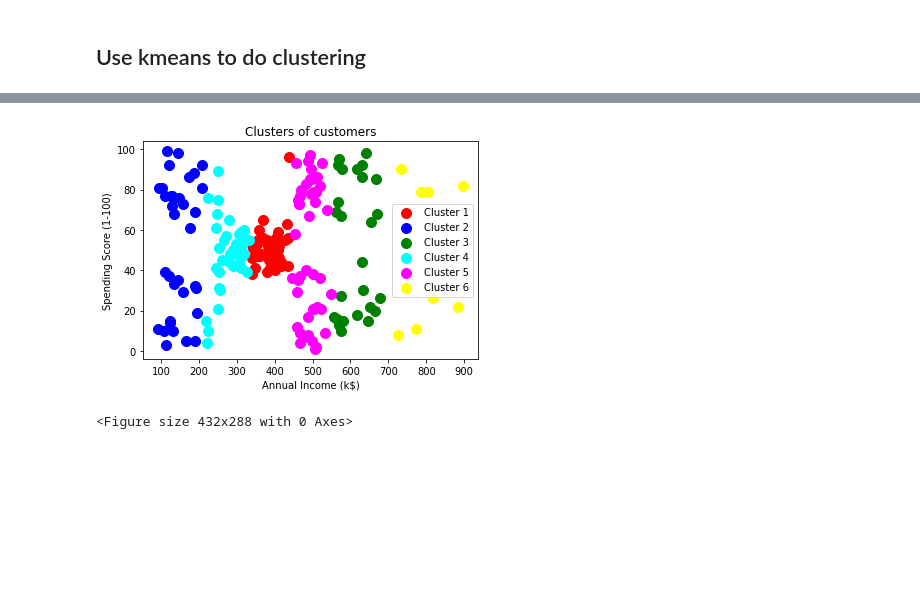
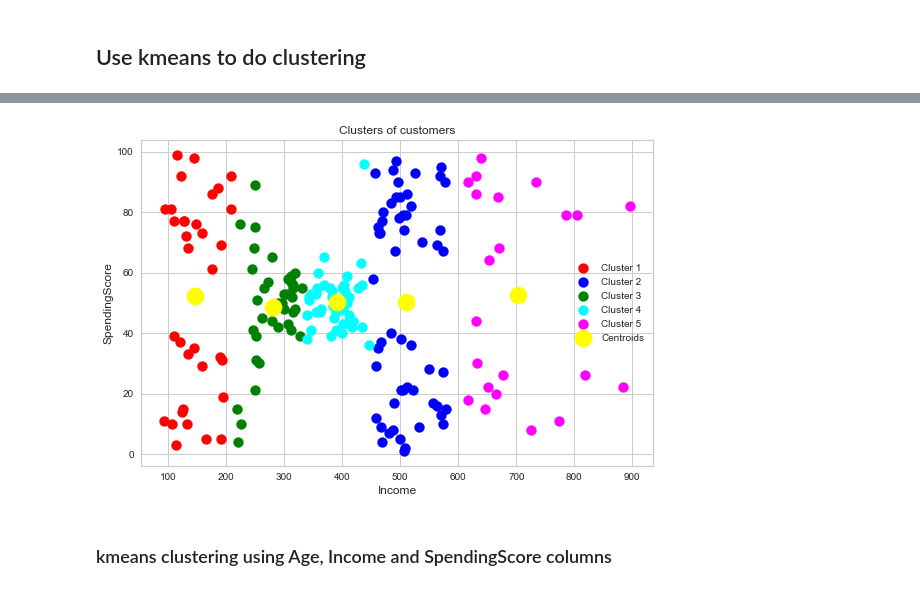
Before and after one commit to seanxuu/Machine-Learning-7126, a Jupyter notebook: assignment3.ipynb, the cells around one changed output, grey strips where cells are left out. Cells and saved outputs as stored; diff of their text form; code cells hidden in the pictures; blank space fills up the shorter version.

```diff
--- a/assignment3.ipynb
+++ b/assignment3.ipynb
@@ -139,0 +155,9 @@ save_fig("elbow_method_plot")
+# %%
+from yellowbrick.cluster import SilhouetteVisualizer
+# using a loop to plot the silhouette score for different number of clusters
+for i in range(2, 11):
+    model = KMeans(n_clusters=i, random_state=42)
+    visualizer = SilhouetteVisualizer(model, colors='yellowbrick')
+    visualizer.fit(X_1)
+    save_fig("silhouette_age_spending_"+str(i))
+    visualizer.show()
@@ -139,0 +210,15 @@ save_fig("elbow_method_plot")
+# %%
+# using the silhouette method to find the optimal number of clusters
+from sklearn.metrics import silhouette_score
+silhouette_scores = []
+for n_cluster in range(2, 11):
+    kmeans = KMeans(n_clusters=n_cluster).fit(X_2)
+    label = kmeans.labels_
+    sil_coeff = silhouette_score(X_2, label, metric='euclidean')
+    silhouette_scores.append(sil_coeff)
+plt.plot(range(2, 11), silhouette_scores)
+plt.title('The Silhouette Method')
+plt.xlabel('Number of clusters')
+plt.ylabel('Silhouette score')
+save_fig("silhouette_income_spending")
+plt.show()
@@ -139,0 +227,8 @@ save_fig("elbow_method_plot")
+# %%
+# using a loop to plot the silhouette score for different number of clusters
+for i in range(2, 11):
+    kmeans = KMeans(n_clusters=i, init='k-means++', random_state=42)
+    visualizer = SilhouetteVisualizer(kmeans, colors='yellowbrick')
+    visualizer.fit(X_2)
+    save_fig("silhouette_income_spending_"+str(i))
+    visualizer.show()
@@ -140,20 +245,20 @@ save_fig("elbow_method_plot")
 # %%
 # visualising the clusters
-kmeans = KMeans(n_clusters=6, init='k-means++', random_state=42)
-y_kmeans = kmeans.fit_predict(X)
+kmeans = KMeans(n_clusters=5, init='k-means++', random_state=42)
+y_kmeans = kmeans.fit_predict(X_2)
 plt.scatter(data_for_plot[y_kmeans == 0, 3], data_for_plot[y_kmeans == 0, 4], s = 100, c = 'red', label = 'Cluster 1')
 plt.scatter(data_for_plot[y_kmeans == 1, 3], data_for_plot[y_kmeans == 1, 4], s = 100, c = 'blue', label = 'Cluster 2')
 plt.scatter(data_for_plot[y_kmeans == 2, 3], data_for_plot[y_kmeans == 2, 4], s = 100, c = 'green', label = 'Cluster 3')
 plt.scatter(data_for_plot[y_kmeans == 3, 3], data_for_plot[y_kmeans == 3, 4], s = 100, c = 'cyan', label = 'Cluster 4')
 plt.scatter(data_for_plot[y_kmeans == 4, 3], data_for_plot[y_kmeans == 4, 4], s = 100, c = 'magenta', label = 'Cluster 5')
-plt.scatter(data_for_plot[y_kmeans == 5, 3], data_for_plot[y_kmeans == 5, 4], s = 100, c = 'yellow', label = 'Cluster 6')
-
+plt.scatter(kmeans.cluster_centers_[:, 0], kmeans.cluster_centers_[:, 1], s = 300, c = 'yellow', label = 'Centroids')
 plt.title('Clusters of customers')
-plt.xlabel('Annual Income (k$)')
-plt.ylabel('Spending Score (1-100)')
+plt.xlabel('Income')
+plt.ylabel('SpendingScore')
 plt.legend()
+save_fig("kmeans_plot_income_spending")
 plt.show()
-save_fig("kmeans_plot")
 # %% [output]
-[figure, old version]
+[figure, new version]
-<Figure size 432x288 with 0 Axes>
+# %% [markdown]
+### kmeans clustering using Age, Income and SpendingScore columns
```
Also changed, not shown: parts of 20 cells of this notebook, 41 other files.
